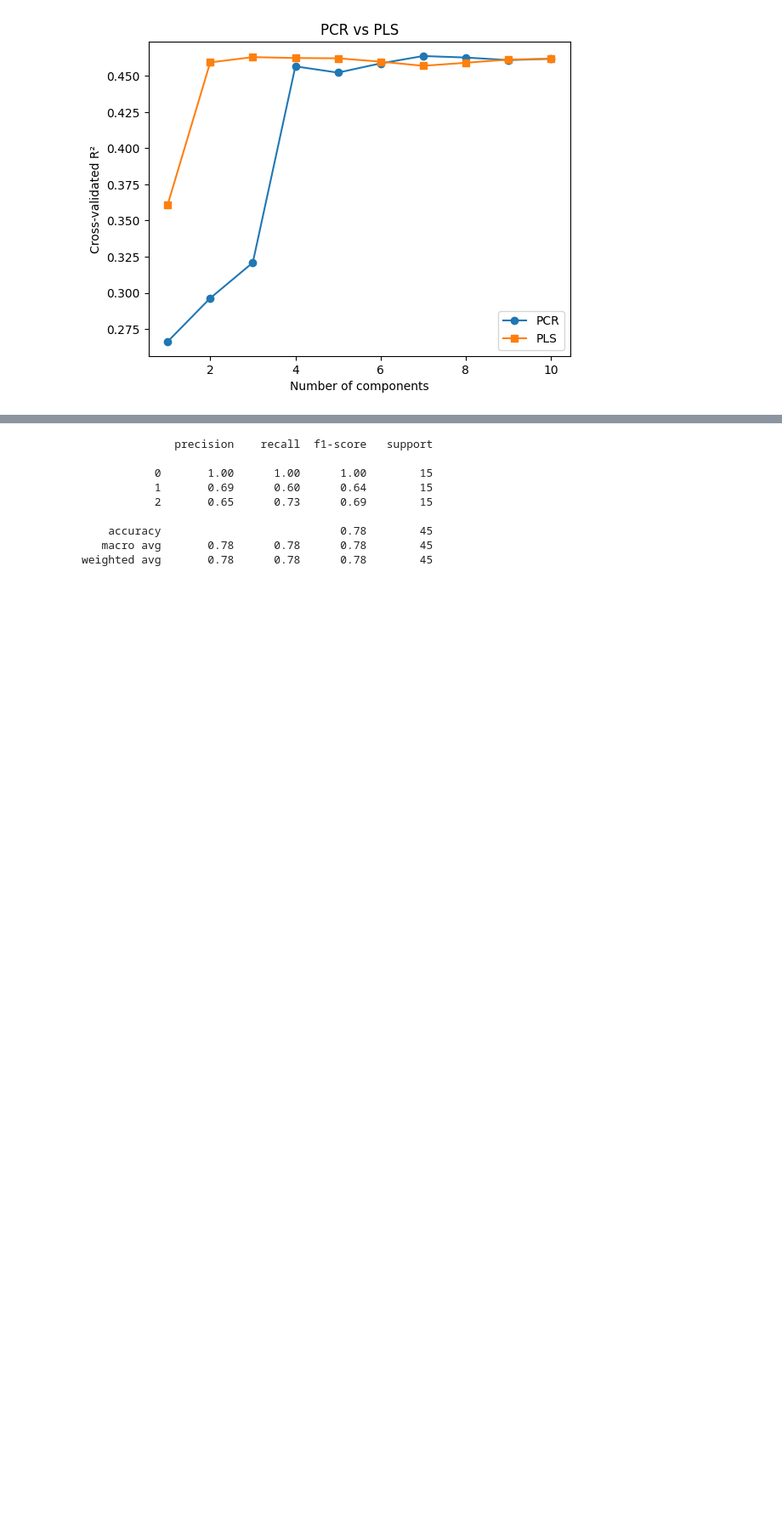
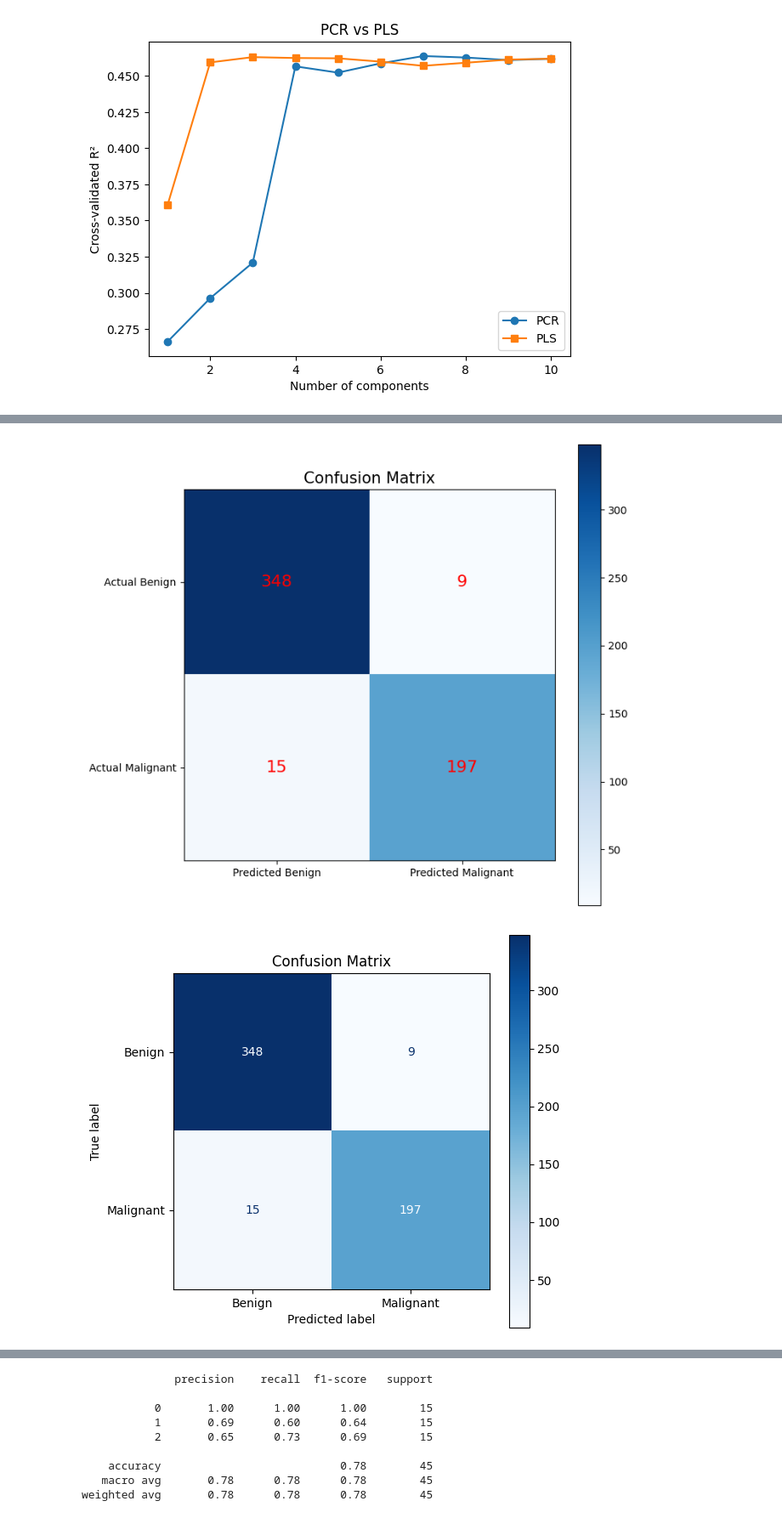
Before and after one commit to mibur1/psy300, a Jupyter notebook: book/solutions/solutions_2.ipynb, the cells around one changed output, grey strips where cells are left out. Shown at 85% size. Saved outputs shown, nothing was run; the diff lists cells and outputs as text; code cells hidden in the pictures; blank space fills up the shorter version.

```diff
--- a/book/solutions/solutions_2.ipynb
+++ b/book/solutions/solutions_2.ipynb
@@ -519,18 +336,0 @@ Please do the following:
-# %%
-from sklearn.model_selection import cross_val_score
-import seaborn as sns
-
-k_values = range(1, 200)
-mean_accuracies = []
-
-# 5-fold cross-validation for different k values
-for k in k_values:
-    knn = KNeighborsClassifier(n_neighbors=k)
-    scores = cross_val_score(knn, X_scaled, y, cv=5)
-    mean_accuracies.append(scores.mean())
-
-# Plot
-fig, ax = plt.subplots()
-sns.set_theme(style="whitegrid")
-sns.lineplot(x=k_values, y=mean_accuracies, linestyle='-', ax=ax)
-ax.set(xlabel='Number of neighbors (k)', ylabel='Mean accuracy', title='Mean accuracy for different k');
@@ -541 +447,34 @@ Discuss the results. How is the performance in general? Which $k$ would you chos
+# %%
+# 1. Plot a custom confusion matrix
+fig, ax = plt.subplots(figsize=(8, 8))
+cax = ax.imshow(conf, cmap='Blues')
+
+# labels
+ax.xaxis.set(ticks=(0, 1), ticklabels=('Predicted Benign', 'Predicted Malignant'))
+ax.yaxis.set(ticks=(0, 1), ticklabels=('Actual Benign', 'Actual Malignant'))
+
+# Annotate the confusion matrix
+for i in range(2):
+    for j in range(2):
+        ax.text(j, i, conf[i, j], ha='center', va='center', color='red', fontsize=16)
+
+ax.set_title('Confusion Matrix', fontsize=15)
+
+plt.colorbar(cax)
+plt.show()
+
+# 2. Use scikit-learn
+from sklearn.metrics import ConfusionMatrixDisplay
+
+# Display the confusion matrix using scikit-learn
+fig, ax = plt.subplots(figsize=(6, 6))
+disp = ConfusionMatrixDisplay(confusion_matrix=conf,
+                              display_labels=["Benign", "Malignant"])
+
+disp.plot(cmap='Blues', ax=ax, colorbar=True)
+plt.title("Confusion Matrix")
+plt.show()
+# %% [output]
+[figure, added]
+[figure, added]
 # %% [markdown]
```
Also changed, not shown: parts of 31 cells of this notebook, 6 other files.
